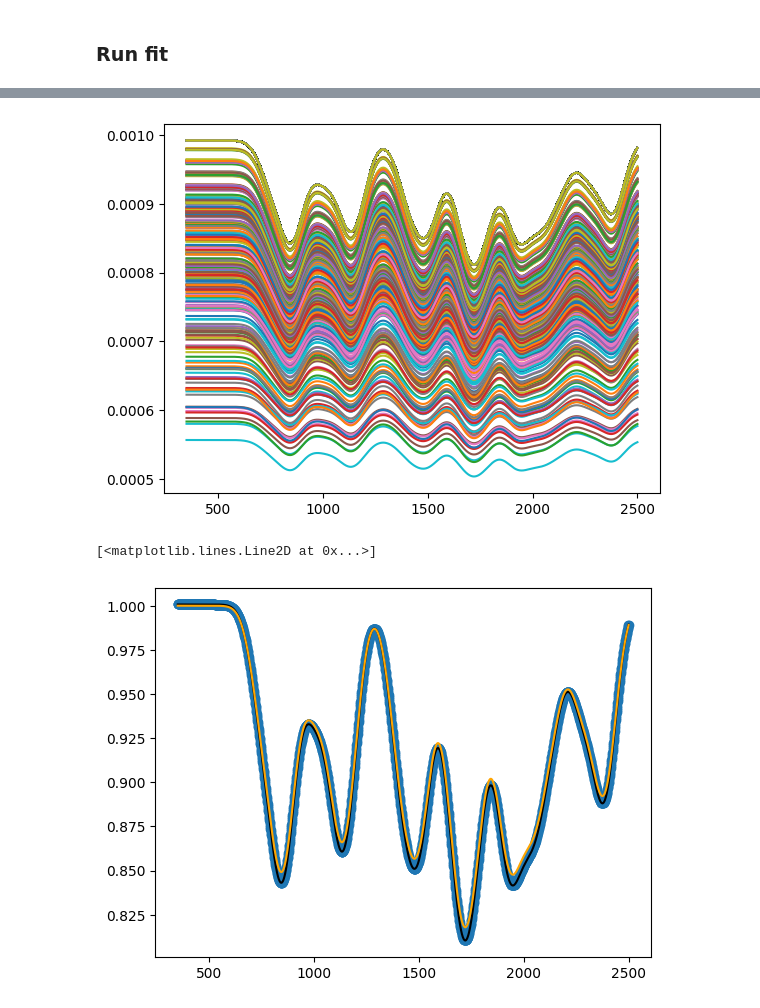
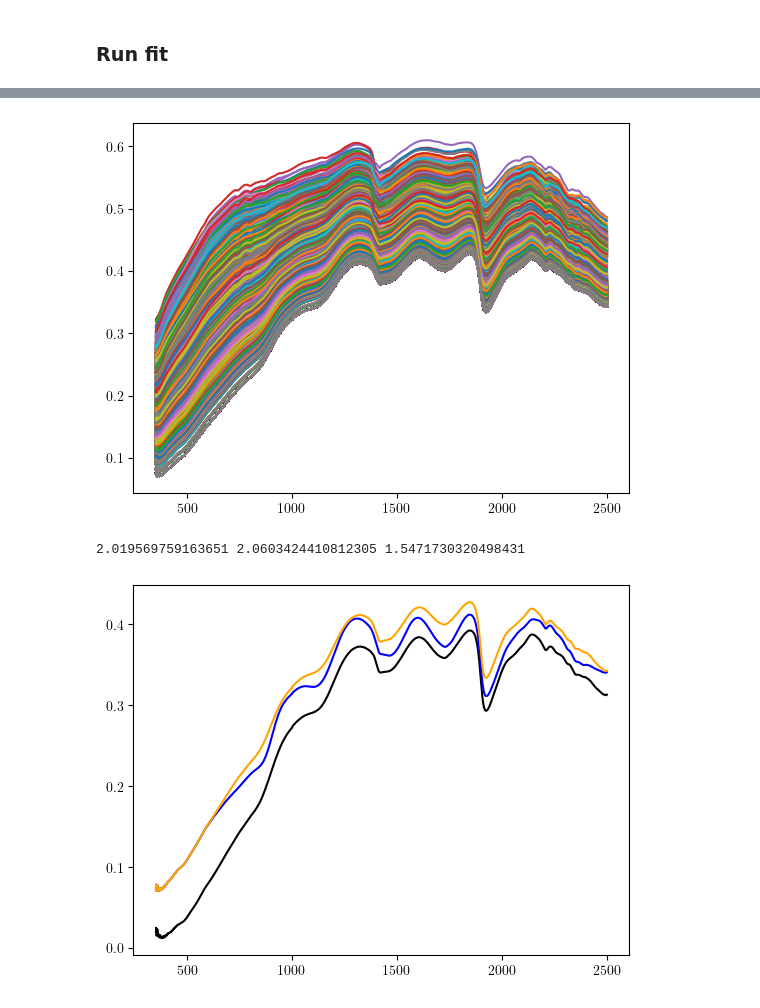
Before and after one commit to jmortan/RaCA-SOC-a-spectrum-analysis, a Jupyter notebook: RaCA-SOC-a/run-RaCA-SOC-a.ipynb, the cells around one changed output, grey strips where cells are left out. Saved outputs shown, nothing was run; the diff lists cells and outputs as text; code cells hidden in the pictures.

```diff
--- a/RaCA-SOC-a/run-RaCA-SOC-a.ipynb
+++ b/RaCA-SOC-a/run-RaCA-SOC-a.ipynb
@@ -189,7 +166,7 @@ plt.show()
 # Full fit to pseudodata
 # %%
 KEndmembers = 87
-NPoints = 999
+NPoints = 9999
 MSpectra = 2151
 # %% [markdown]
 ### Pull F's and m_{SOC}'s, generate seed m's and alphas
@@ -566,14 +543,15 @@ plt.plot(XF,model.Ihat.detach().numpy().T);
 # %%
-plt.plot(XF,I.T);
+plt.plot(XF,trueI.T);
 # %% [output]
-[figure, old version]
+[figure, new version]
 # %%
 plt.plot(XF,model.fsoc.detach().numpy(),'black')
-plt.scatter(XF,tFsoc.detach().numpy())
-plt.plot(XF,Fsoc,'orange')
+plt.plot(XF,seedFsoc,'blue')
+plt.plot(XF,trueFsoc,'orange')
+print(model.rrsoc.detach().item(),seedSOCrr[0],trueSOCrr)
 # %% [output]
-[<matplotlib.lines.Line2D at 0x...>]
+2.019569759163651 2.0603424410812305 1.5471730320498431
-[figure, old version]
+[figure, new version]
 # %%
 _, axarr = plt.subplots(3,2,figsize=(10,15))
 
```
Also changed, not shown: parts of 24 cells of this notebook.
